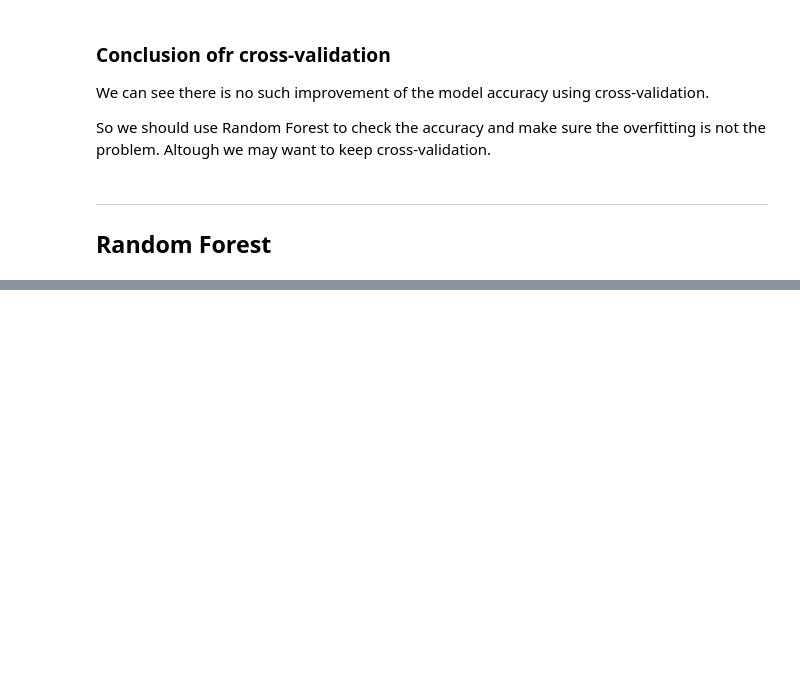
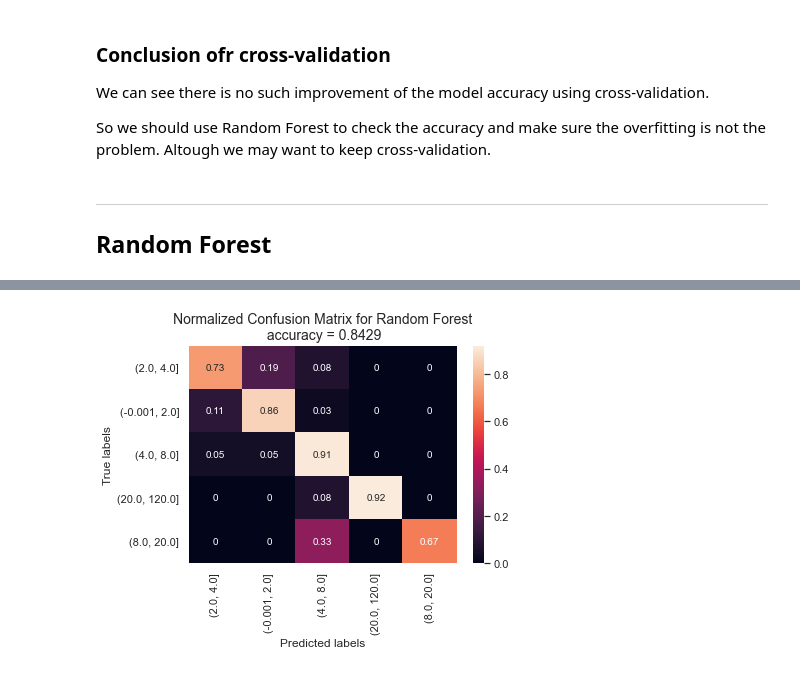
Before and after one commit to LudivineLacour/unsupervised-learning, a Jupyter notebook: code/supervised_learning.ipynb, the cells around one changed output, grey strips where cells are left out. Cells and saved outputs as stored; diff of their text form; code cells hidden in the pictures; blank space fills up the shorter version.

```diff
--- a/code/supervised_learning.ipynb
+++ b/code/supervised_learning.ipynb
@@ -239,10 +339,12 @@ list_of_accuracies
 # %%
 y_pred_rf = randomf.predict(X_test)
 ac_score = accuracy_score(y_test,y_pred_rf)
 
-sns.heatmap(confusion_matrix(y_test,y_pred_rf, normalize='true').round(2), annot=True, xticklabels=class_names, yticklabels=class_names)
+sns.heatmap(confusion_matrix(y_test,y_pred_rf, labels=class_names, normalize='true').round(2), annot=True, xticklabels=class_names, yticklabels=class_names)
 plt.ylabel('True labels')
 plt.xlabel('Predicted labels')
 plt.title(f'Normalized Confusion Matrix for Random Forest\n accuracy = {ac_score.round(4)}', fontsize=14)
 plt.savefig('../img/norm_confusion_matrix_random_forest.png')
 plt.show()
+# %% [output]
+[figure, added]
```
Also changed, not shown: parts of 25 cells of this notebook, 4 other files.
